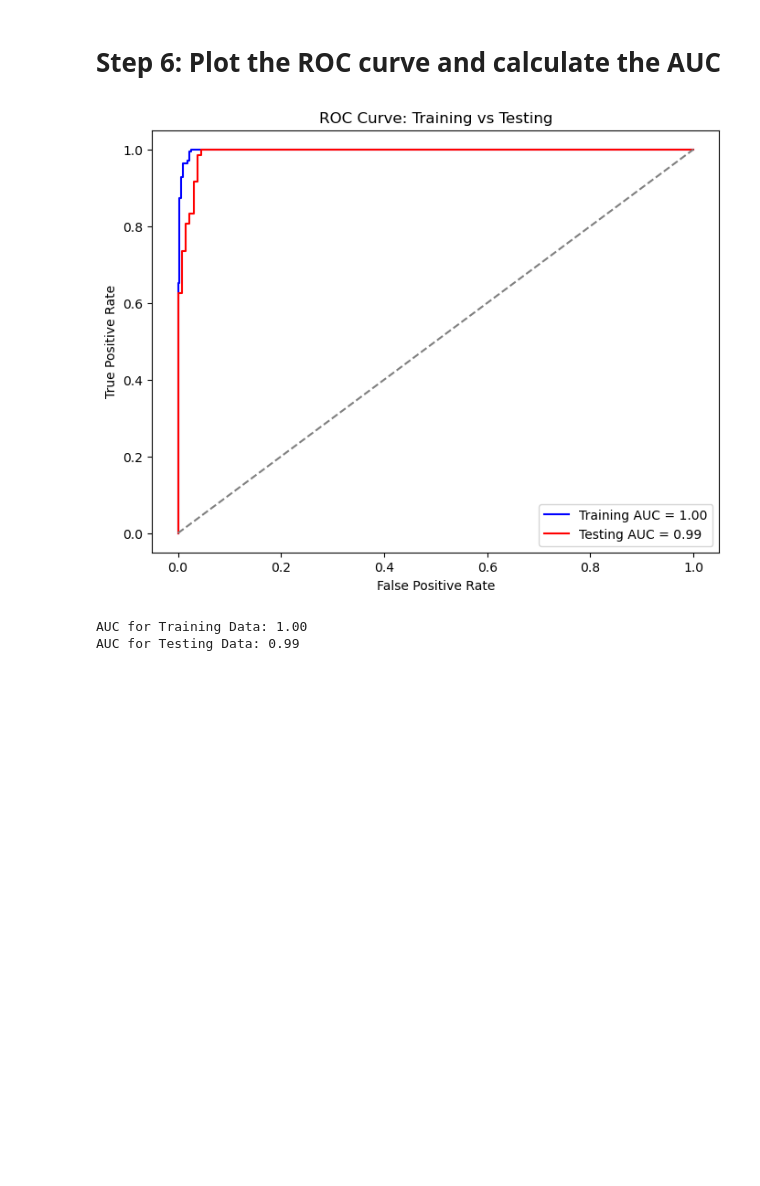
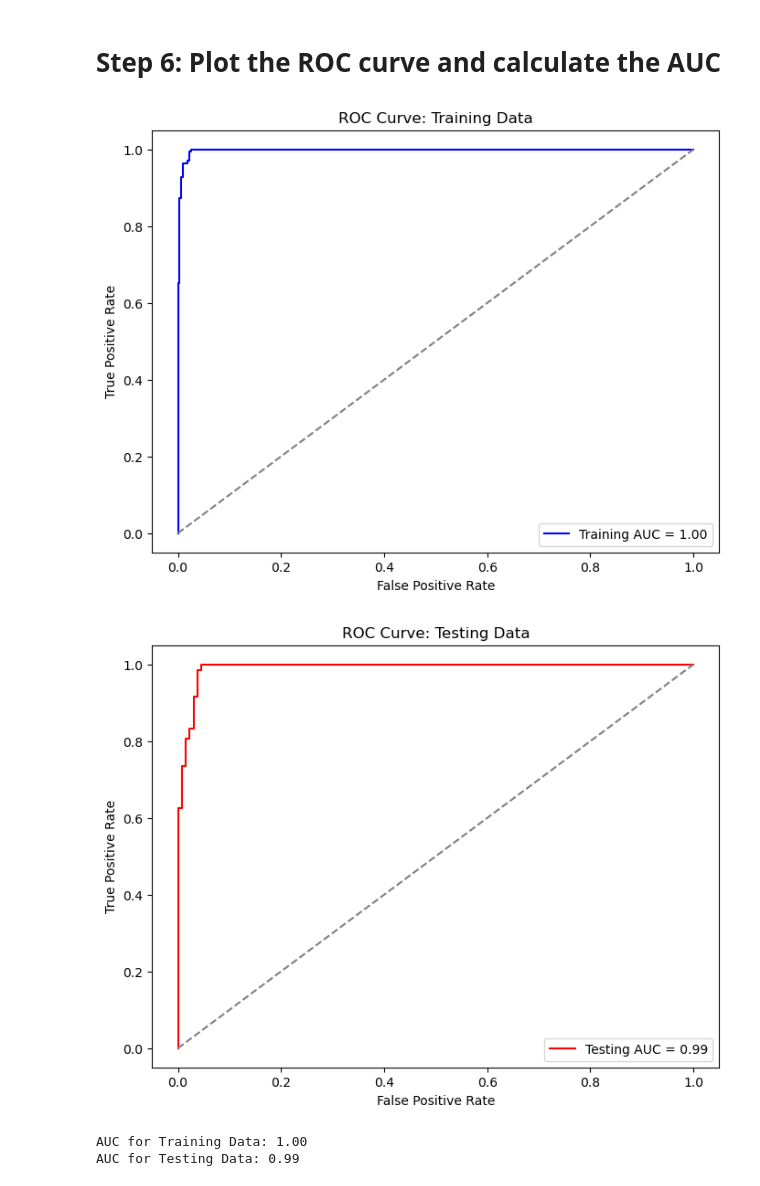
Before and after one commit to acx-six/Assignment-3, a Jupyter notebook: PA3-DelaCruz.ipynb, the cells around one changed output. Saved outputs shown, nothing was run; the diff lists cells and outputs as text; code cells hidden in the pictures; blank space fills up the shorter version.

```diff
--- a/PA3-DelaCruz.ipynb
+++ b/PA3-DelaCruz.ipynb
@@ -335,31 +337,41 @@ weighted avg       0.96      0.96      0.96       205
 # %%
 # Import necessary libraries for ROC curve and AUC
 from sklearn.metrics import roc_curve, auc
 import matplotlib.pyplot as plt
 
 # For training data
 fpr_train, tpr_train, _ = roc_curve(y_train, pipeline.predict_proba(X_train)[:, 1])
 roc_auc_train = auc(fpr_train, tpr_train)
 
 # For testing data
 fpr_test, tpr_test, _ = roc_curve(y_test, pipeline.predict_proba(X_test)[:, 1])
 roc_auc_test = auc(fpr_test, tpr_test)
 
-# Plot ROC curves
+# Plot ROC curve for Training data
 plt.figure(figsize=(8, 6))
 plt.plot(fpr_train, tpr_train, color='blue', label=f'Training AUC = {roc_auc_train:.2f}')
+plt.plot([0, 1], [0, 1], color='gray', linestyle='--')  # Random classifier line
+plt.xlabel('False Positive Rate')
+plt.ylabel('True Positive Rate')
+plt.title('ROC Curve: Training Data')
+plt.legend(loc='lower right')
+plt.show()
+
+# Plot ROC curve for Testing data
+plt.figure(figsize=(8, 6))
 plt.plot(fpr_test, tpr_test, color='red', label=f'Testing AUC = {roc_auc_test:.2f}')
 plt.plot([0, 1], [0, 1], color='gray', linestyle='--')  # Random classifier line
 plt.xlabel('False Positive Rate')
 plt.ylabel('True Positive Rate')
-plt.title('ROC Curve: Training vs Testing')
+plt.title('ROC Curve: Testing Data')
 plt.legend(loc='lower right')
 plt.show()
 
 # Display the AUC values for both datasets
 print(f"\nAUC for Training Data: {roc_auc_train:.2f}")
 print(f"AUC for Testing Data: {roc_auc_test:.2f}")
 # %% [output]
-[figure, old version]
+[figure, new version]
+[figure, added]
 AUC for Training Data: 1.00
 AUC for Testing Data: 0.99
```
Also changed, not shown: parts of 20 cells of this notebook.
